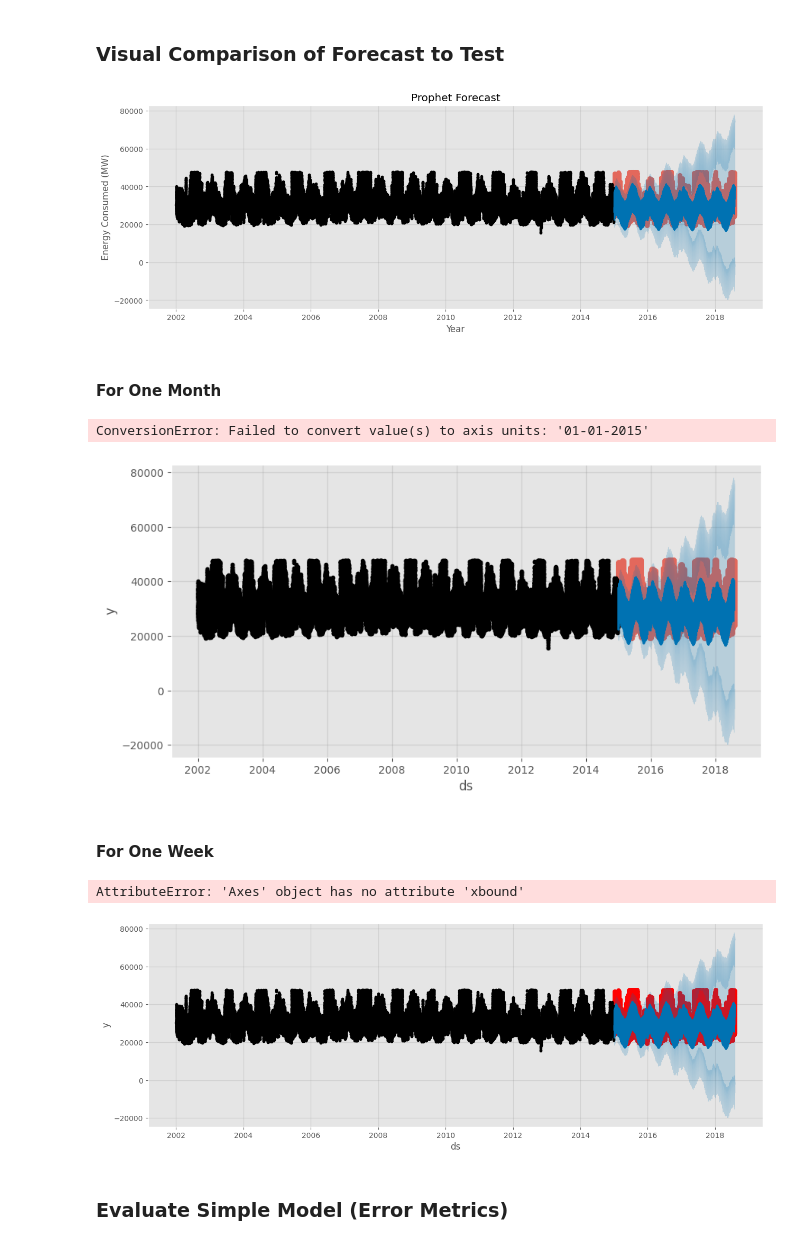
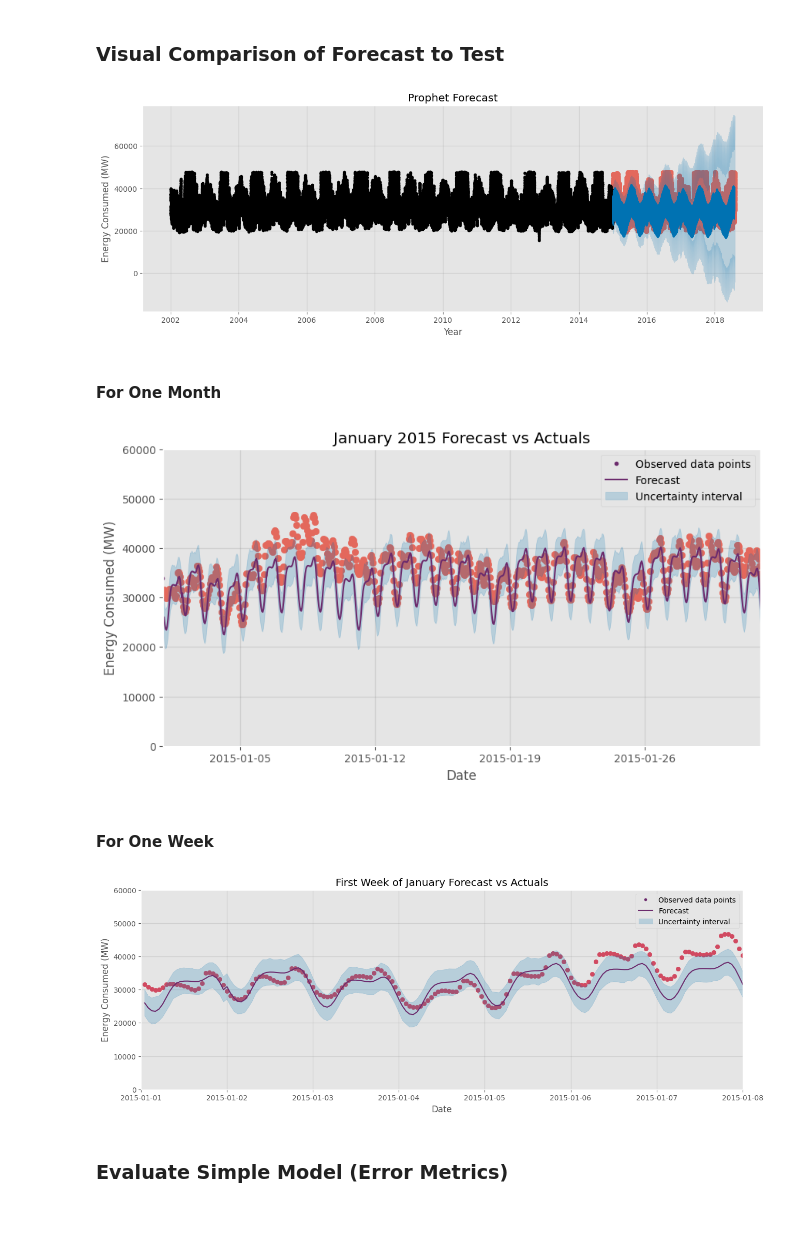
Before and after one commit to minari314159/Energy_Forcasting, a Jupyter notebook: Forecasting.ipynb, the cells around one changed output. Cells and saved outputs as stored; diff of their text form; code cells hidden in the pictures; blank space fills up the shorter version.

```diff
--- a/Forecasting.ipynb
+++ b/Forecasting.ipynb
@@ -145,3 +148,13 @@ plt.show()
+# %%
+cal = calendar()
+
+
+holidays = cal.holidays(start=pjme.index.min(),
+                        end=pjme.index.max(),
+                        return_name=True)
+holiday_df = pd.DataFrame(data=holidays,
+                          columns=['holiday'])
+holiday_df = holiday_df.reset_index().rename(columns={'index': 'ds'})
 # %% [markdown]
 #### Correlation Analysis
 - environmental factors
@@ -174,6 +187,6 @@ pjme_train_prophet = pjme_train.reset_index() \
                      'PJME_MW': 'y'})
 # %%
 %%time
-model = Prophet()
+model = Prophet(holidays=holiday_df)
 model.fit(pjme_train_prophet)
 # %% [output]
@@ -201,5 +214,7 @@ pjme_test_fcst.head()
 fig, ax = plt.subplots(figsize=(10, 5))
 fig = model.plot(pjme_test_fcst, ax=ax)
 ax.set(title='Prophet Forecast', xlabel='Year', ylabel='Energy Consumed (MW)')
+for line in ax.get_lines():
+    line.set_color(colour_pal[1])
 plt.show()
 # %% [output]
@@ -213,32 +233,38 @@ fig = model.plot(pjme_test_fcst, ax=ax)
 ax.set(title='Prophet Forecast', xlabel='Year', ylabel='Energy Consumed (MW)')
 plt.show()
 # %% [output]
-[figure, old version]
+[figure, new version]
 # %% [markdown]
 #### For One Month
 # %%
 fig, ax = plt.subplots(figsize=(10, 5))
 ax.scatter(pjme_test.index, pjme_test['PJME_MW'], color=colour_pal[1])
 fig = model.plot(pjme_test_fcst, ax=ax)
-ax.set_xbound(lower='01-01-2015', upper='01-02-2015')
+for line in ax.get_lines():
+    line.set_color(colour_pal[5])
+ax.set_xlim(pd.Timestamp('2015-01-01'), pd.Timestamp('2015-02-01'))
 ax.set_ylim(0, 60000)
-plt.suptitle('January 2015 Forecast vs Actuals')
+ax.set(title='January 2015 Forecast vs Actuals',
+       xlabel='Date', ylabel='Energy Consumed (MW)')
+ax.legend()
+plt.show()
 # %% [output]
-ConversionError: Failed to convert value(s) to axis units: '01-01-2015'
-[figure, old version]
+[figure, new version]
 # %% [markdown]
 #### For One Week
 # %%
 f, ax = plt.subplots(figsize=(15, 5))
-ax.scatter(pjme_test.index, pjme_test['PJME_MW'], color='r')
+ax.scatter(pjme_test.index, pjme_test['PJME_MW'], color=colour_pal[2])
 fig = model.plot(pjme_test_fcst, ax=ax)
-ax.set_xbound(lower='01-01-2015', upper='01-08-2015')
+for line in ax.get_lines():
+    line.set_color(colour_pal[5])
+ax.set_xlim(pd.Timestamp('2015-01-01'), pd.Timestamp('2015-01-08'))
 ax.set_ylim(0, 60000)
-ax.set_title('First Week of January Forecast vs Actuals')
+ax.legend()
+ax.set(title='First Week of January Forecast vs Actuals', xlabel='Date', ylabel='Energy Consumed (MW)')
 plt.show()
 # %% [output]
-AttributeError: 'Axes' object has no attribute 'xbound'
-[figure, old version]
+[figure, new version]
 # %% [markdown]
 ### Evaluate Simple Model (Error Metrics)
 # %%
```
Also changed, not shown: parts of 26 cells of this notebook.
